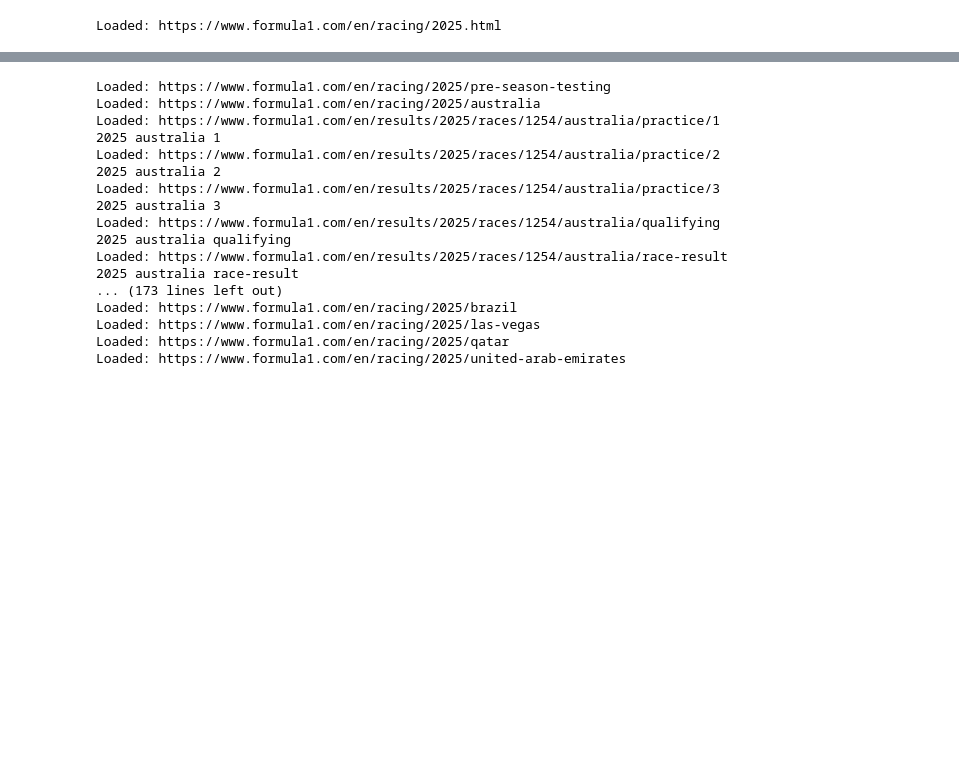
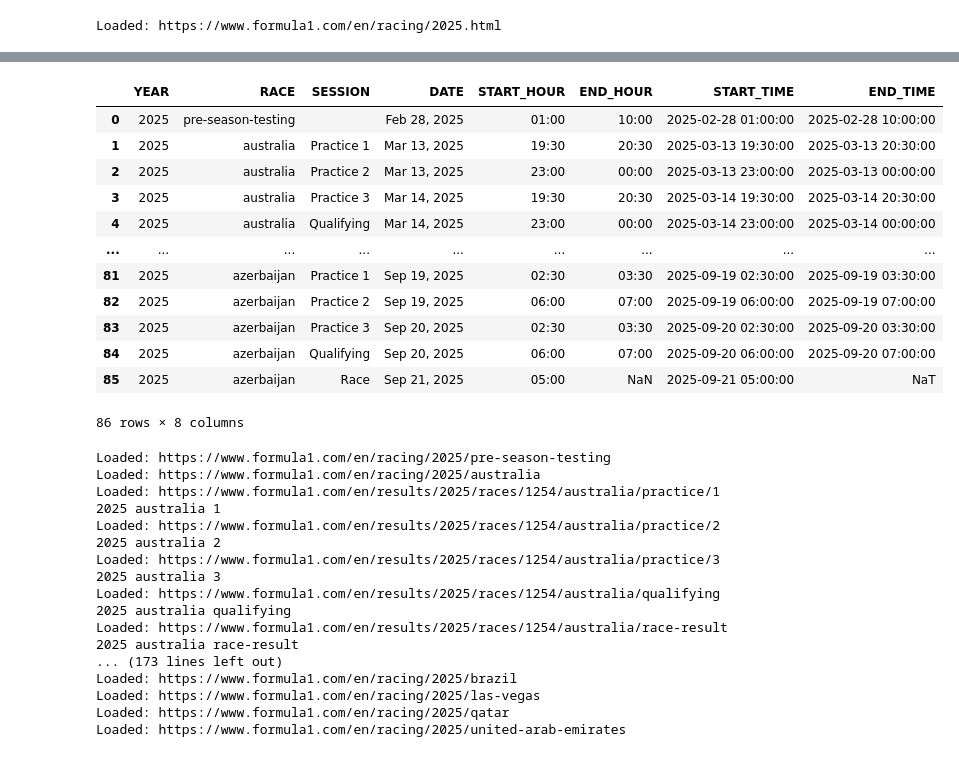
Before and after one commit to jjvega10/F1-Chatbot, a Jupyter notebook: data_extract_test.ipynb, the cells around one changed output, grey strips where cells are left out. Saved outputs shown, nothing was run; the diff lists cells and outputs as text; code cells hidden in the pictures; blank space fills up the shorter version.

Commit message:
Added basic start time extractions

```diff
--- a/data_extract_test.ipynb
+++ b/data_extract_test.ipynb
@@ -133,6 +134,6 @@ schedule_text = pd.DataFrame(event_dict).T.to_markdown()
 # %% [output]
 Loaded: https://www.formula1.com/en/racing/2025.html
 # %%
-# base_url = 'https://www.formula1.com'
-# event_links_soup = extract_text_from_dynamic_site(base_url+race_cards[4]['href'], wait_time=1)
-# session_soup = extract_text_from_dynamic_site(base_url+event_links_soup.find_all('a', string='Results')[-1]['href'], wait_time=1)
+base_url = 'https://www.formula1.com'
+event_links_soup = extract_text_from_dynamic_site(base_url+race_cards[4]['href'], wait_time=1)
+session_soup = extract_text_from_dynamic_site(base_url+event_links_soup.find_all('a', string='Results')[-1]['href'], wait_time=1)
@@ -138,0 +143,34 @@ Loaded: https://www.formula1.com/en/racing/2025.html
+# %%
+# Extract timesheet (aprox 12 min.)
+base_url = 'https://www.formula1.com'
+timesheet_dfs = []
+for race in race_cards:
+    event_url = base_url+race['href']
+    url_name = event_url.split('/')[-1]
+    year = event_url.split('/')[-2]
+    event_links_soup = extract_text_from_dynamic_site(base_url+race['href'], wait_time=1)
+    sessions_dict = {}
+    for session in event_links_soup.find_all('time')[0].parent.parent.parent.parent.parent.children:
+        spans = []
+        for span in session.find_all('span'):
+            if len(span.find_all())==0:
+                spans.append(span.text)
+        times = []
+        for time_list in session.find_all('time'):
+            times.append(time_list.text)
+        if len(times)==2:
+            sessions_dict[spans[-1]] = {'RACE':url_name,
+                                        'DATE': f"{spans[1]} {spans[0]}, {year}",
+                                        'START_HOUR':times[0],
+                                        'END_HOUR':times[1]}
+        elif len(times)==1:
+            sessions_dict[spans[-1]] = {'RACE':url_name,
+                                        'DATE': f"{spans[1]} {spans[0]}, {year}",
+                                        'START_HOUR':times[0]}
+    session_timesheet = pd.DataFrame(sessions_dict).T.reset_index().rename({'index':'SESSION'}, axis=1)
+    session_timesheet['YEAR'] = year
+    timesheet_dfs.append(session_timesheet)
+timesheet_df = pd.concat(timesheet_dfs).reset_index(drop=True)
+timesheet_df = timesheet_df[['YEAR', 'RACE', 'SESSION', 'DATE', 'START_HOUR', 'END_HOUR']]
+timesheet_df['START_TIME'] = pd.to_datetime(timesheet_df['DATE']+' '+timesheet_df['START_HOUR'])
+timesheet_df['END_TIME'] = pd.to_datetime(np.where(timesheet_df['END_HOUR'].notna(), (timesheet_df['DATE']+' '+timesheet_df['END_HOUR']), pd.NaT))
@@ -138,0 +195,16 @@ Loaded: https://www.formula1.com/en/racing/2025.html
+# %%
+timesheet_df
+# %% [output]
+|  | YEAR | RACE | SESSION | DATE | START_HOUR | END_HOUR | START_TIME | END_TIME |
+| 0 | 2025 | pre-season-testing |  | Feb 28, 2025 | 01:00 | 10:00 | 2025-02-28 01:00:00 | 2025-02-28 10:00:00 |
+| 1 | 2025 | australia | Practice 1 | Mar 13, 2025 | 19:30 | 20:30 | 2025-03-13 19:30:00 | 2025-03-13 20:30:00 |
+| 2 | 2025 | australia | Practice 2 | Mar 13, 2025 | 23:00 | 00:00 | 2025-03-13 23:00:00 | 2025-03-13 00:00:00 |
+| 3 | 2025 | australia | Practice 3 | Mar 14, 2025 | 19:30 | 20:30 | 2025-03-14 19:30:00 | 2025-03-14 20:30:00 |
+| 4 | 2025 | australia | Qualifying | Mar 14, 2025 | 23:00 | 00:00 | 2025-03-14 23:00:00 | 2025-03-14 00:00:00 |
+| ... | ... | ... | ... | ... | ... | ... | ... | ... |
+| 81 | 2025 | azerbaijan | Practice 1 | Sep 19, 2025 | 02:30 | 03:30 | 2025-09-19 02:30:00 | 2025-09-19 03:30:00 |
+| 82 | 2025 | azerbaijan | Practice 2 | Sep 19, 2025 | 06:00 | 07:00 | 2025-09-19 06:00:00 | 2025-09-19 07:00:00 |
+| 83 | 2025 | azerbaijan | Practice 3 | Sep 20, 2025 | 02:30 | 03:30 | 2025-09-20 02:30:00 | 2025-09-20 03:30:00 |
+| 84 | 2025 | azerbaijan | Qualifying | Sep 20, 2025 | 06:00 | 07:00 | 2025-09-20 06:00:00 | 2025-09-20 07:00:00 |
+| 85 | 2025 | azerbaijan | Race | Sep 21, 2025 | 05:00 | NaN | 2025-09-21 05:00:00 | NaT |
+86 rows × 8 columns
```
Also changed, not shown: parts of 5 cells of this notebook.
